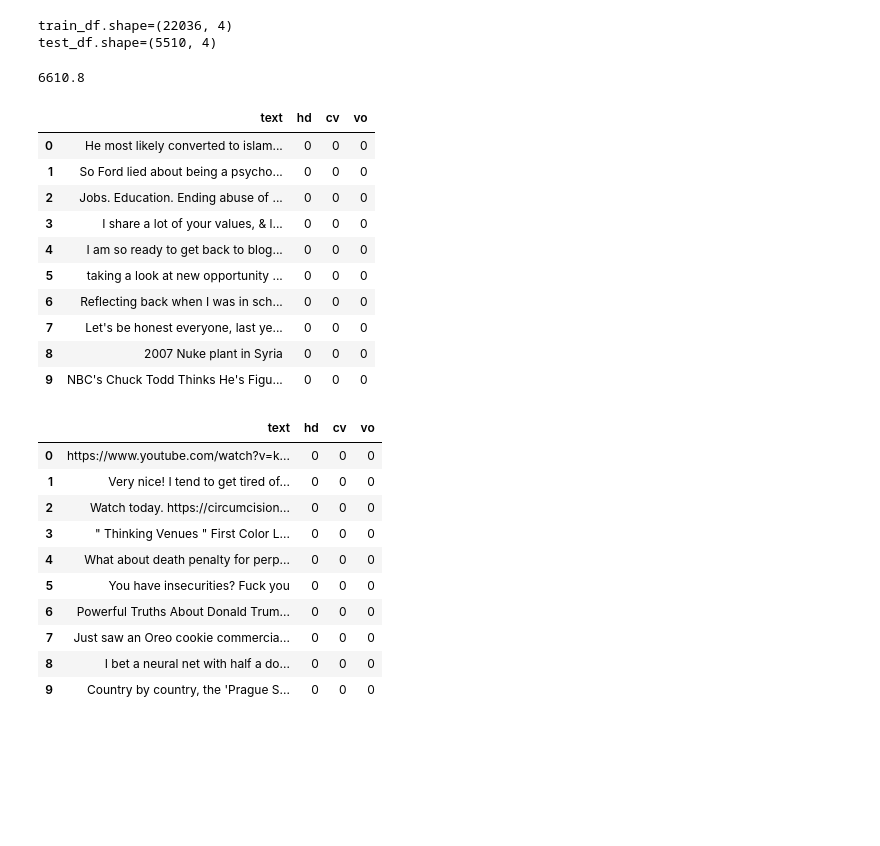
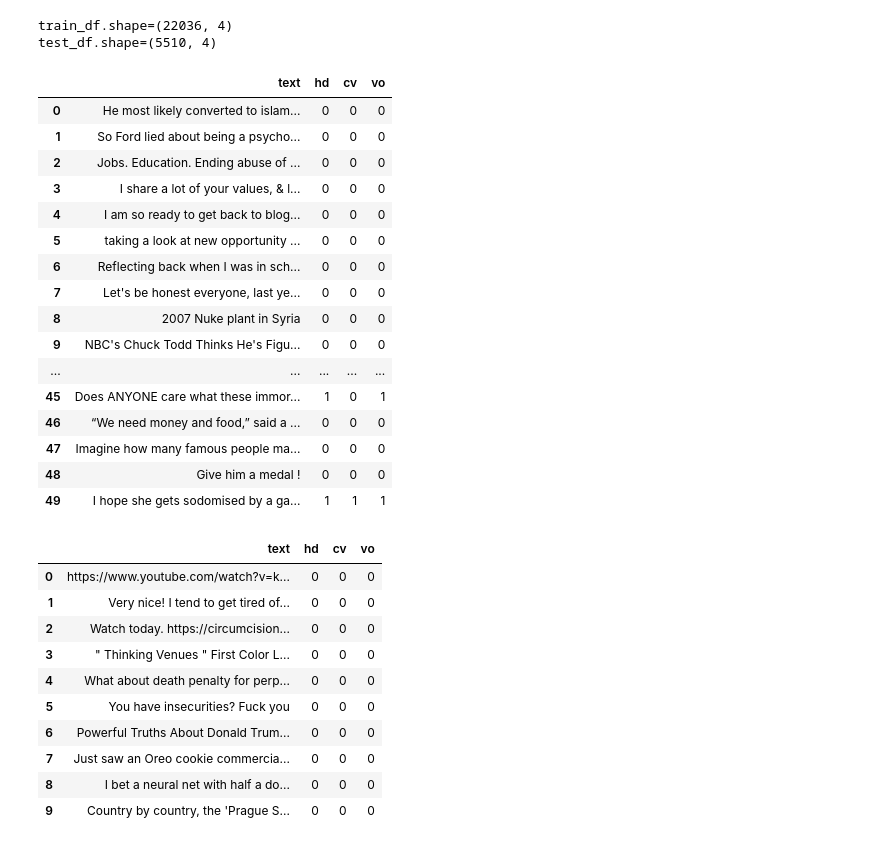
Before and after one commit to emkademy-handson/cybulde-data-handson, a Jupyter notebook: notebooks/eda-ghc.ipynb, the cells around one changed output. Cells and saved outputs as stored; diff of their text form; code cells hidden in the pictures; blank space fills up the shorter version.

```diff
--- a/notebooks/eda-ghc.ipynb
+++ b/notebooks/eda-ghc.ipynb
@@ -13,24 +13,26 @@ print(f"{test_df.shape=}")
 # %% [output]
 train_df.shape=(22036, 4)
 test_df.shape=(5510, 4)
-# %%
-22036 * 0.3
-# %% [output]
-6610.8
-# %%
-train_df.head(10)
-# %% [output]
-|  | text | hd | cv | vo |
-| 0 | He most likely converted to islam... | 0 | 0 | 0 |
-| 1 | So Ford lied about being a psycho... | 0 | 0 | 0 |
-| 2 | Jobs. Education. Ending abuse of ... | 0 | 0 | 0 |
-| 3 | I share a lot of your values, & l... | 0 | 0 | 0 |
-| 4 | I am so ready to get back to blog... | 0 | 0 | 0 |
-| 5 | taking a look at new opportunity ... | 0 | 0 | 0 |
-| 6 | Reflecting back when I was in sch... | 0 | 0 | 0 |
-| 7 | Let's be honest everyone, last ye... | 0 | 0 | 0 |
-| 8 | 2007 Nuke plant in Syria | 0 | 0 | 0 |
-| 9 | NBC's Chuck Todd Thinks He's Figu... | 0 | 0 | 0 |
+# %%
+train_df.head(50)
+# %% [output]
+|  | text | hd | cv | vo |
+| 0 | He most likely converted to islam... | 0 | 0 | 0 |
+| 1 | So Ford lied about being a psycho... | 0 | 0 | 0 |
+| 2 | Jobs. Education. Ending abuse of ... | 0 | 0 | 0 |
+| 3 | I share a lot of your values, & l... | 0 | 0 | 0 |
+| 4 | I am so ready to get back to blog... | 0 | 0 | 0 |
+| 5 | taking a look at new opportunity ... | 0 | 0 | 0 |
+| 6 | Reflecting back when I was in sch... | 0 | 0 | 0 |
+| 7 | Let's be honest everyone, last ye... | 0 | 0 | 0 |
+| 8 | 2007 Nuke plant in Syria | 0 | 0 | 0 |
+| 9 | NBC's Chuck Todd Thinks He's Figu... | 0 | 0 | 0 |
+| ... | ... | ... | ... | ... |
+| 45 | Does ANYONE care what these immor... | 1 | 0 | 1 |
+| 46 | “We need money and food,” said a ... | 0 | 0 | 0 |
+| 47 | Imagine how many famous people ma... | 0 | 0 | 0 |
+| 48 | Give him a medal ! | 0 | 0 | 0 |
+| 49 | I hope she gets sodomised by a ga... | 1 | 1 | 1 |
 # %%
 test_df.head(10)
 # %% [output]
```
Also changed, not shown: 14 other files.
